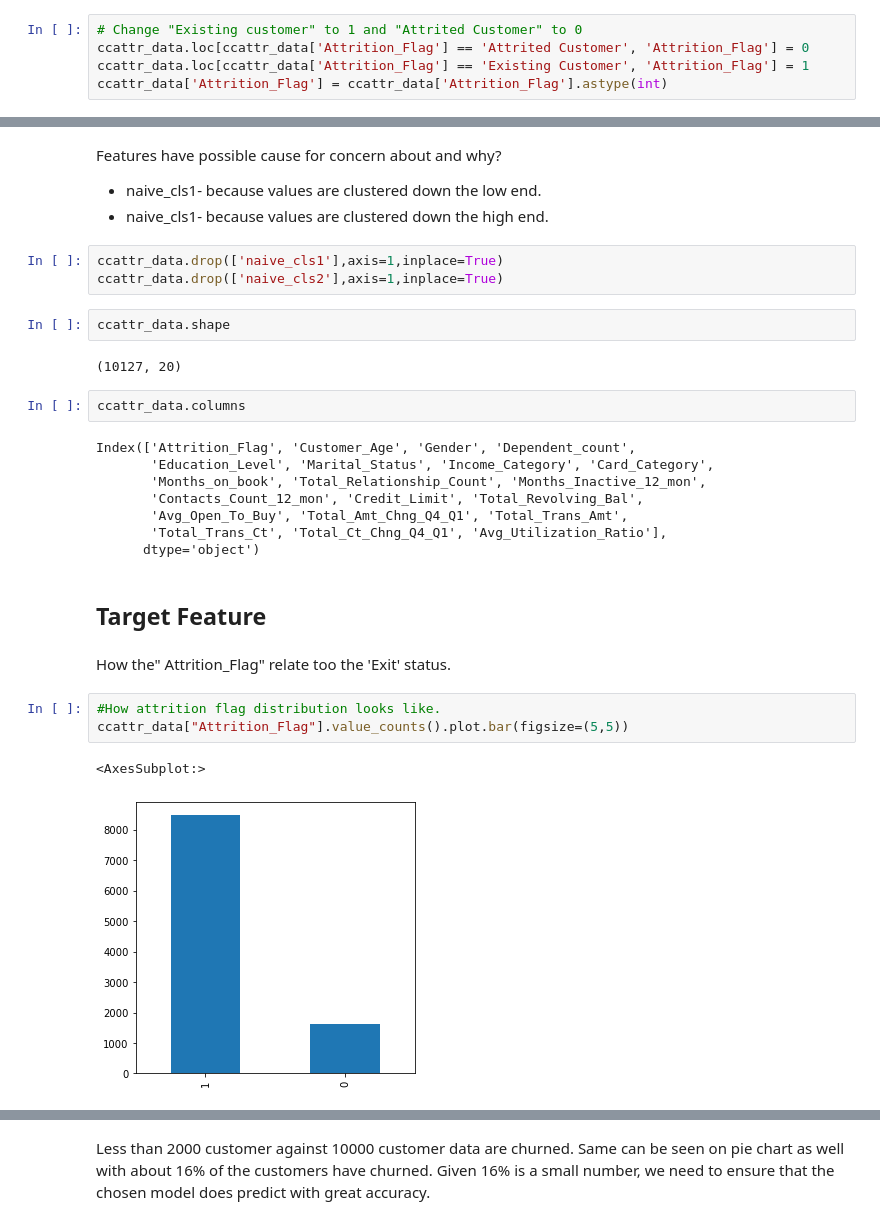
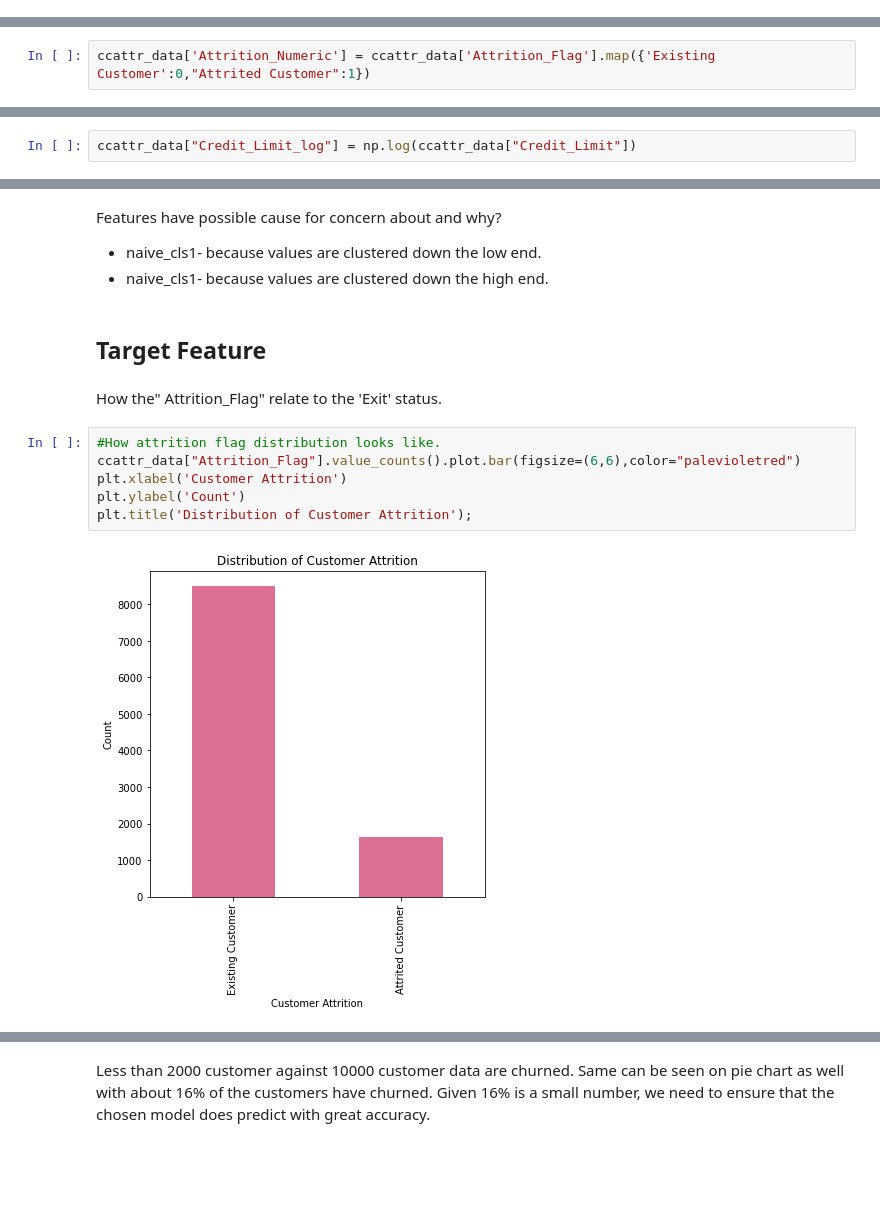
Before and after one commit to shaisid01/Data-Science, a Jupyter notebook: CapstoneProjects/Capstone 2/Notebooks/02_data_wrangling.ipynb, the cells around one changed output, grey strips where cells are left out. Drawn from its saved outputs; the diff is of its cells as text; blank space fills up the shorter version.

```diff
--- a/CapstoneProjects/Capstone 2/Notebooks/02_data_wrangling.ipynb
+++ b/CapstoneProjects/Capstone 2/Notebooks/02_data_wrangling.ipynb
@@ -499,5 +480,0 @@ Converting data type for Attrition flag to "int" and changing values to 1 for Ex
-# %%
-# Change "Existing customer" to 1 and "Attrited Customer" to 0
-ccattr_data.loc[ccattr_data['Attrition_Flag'] == 'Attrited Customer', 'Attrition_Flag'] = 0
-ccattr_data.loc[ccattr_data['Attrition_Flag'] == 'Existing Customer', 'Attrition_Flag'] = 1
-ccattr_data['Attrition_Flag'] = ccattr_data['Attrition_Flag'].astype(int)
@@ -551,0 +485,2 @@ Most of the Customers are limiting their Transaction amount to 5000.
+# %%
+ccattr_data['Attrition_Numeric'] = ccattr_data['Attrition_Flag'].map({'Existing Customer':0,"Attrited Customer":1})
@@ -551,0 +544,2 @@ Most of the Customers are limiting their Transaction amount to 5000.
+# %%
+ccattr_data["Credit_Limit_log"] = np.log(ccattr_data["Credit_Limit"])
@@ -560,30 +606,15 @@ plt.subplots_adjust(hspace=0.5);
 Features have possible cause for concern about and why?
 * naive_cls1- because values are clustered down the low end.
 * naive_cls1- because values are clustered down the high end.
-# %%
-ccattr_data.drop(['naive_cls1'],axis=1,inplace=True)
-ccattr_data.drop(['naive_cls2'],axis=1,inplace=True)
-# %%
-ccattr_data.shape
-# %% [output]
-(10127, 20)
-# %%
-ccattr_data.columns
-# %% [output]
-Index(['Attrition_Flag', 'Customer_Age', 'Gender', 'Dependent_count',
-       'Education_Level', 'Marital_Status', 'Income_Category', 'Card_Category',
-       'Months_on_book', 'Total_Relationship_Count', 'Months_Inactive_12_mon',
-       'Contacts_Count_12_mon', 'Credit_Limit', 'Total_Revolving_Bal',
-       'Avg_Open_To_Buy', 'Total_Amt_Chng_Q4_Q1', 'Total_Trans_Amt',
-       'Total_Trans_Ct', 'Total_Ct_Chng_Q4_Q1', 'Avg_Utilization_Ratio'],
-      dtype='object')
 # %% [markdown]
 ##  Target Feature<a id='Target_Feature'></a>
 # %% [markdown]
-How the" Attrition_Flag" relate too the 'Exit' status.
+How the" Attrition_Flag" relate to the 'Exit' status.
 # %%
 #How attrition flag distribution looks like.
-ccattr_data["Attrition_Flag"].value_counts().plot.bar(figsize=(5,5))
+ccattr_data["Attrition_Flag"].value_counts().plot.bar(figsize=(6,6),color="palevioletred")
+plt.xlabel('Customer Attrition')
+plt.ylabel('Count')
+plt.title('Distribution of Customer Attrition');
 # %% [output]
-<AxesSubplot:>
-[figure, old version]
+[figure, new version]
```
Also changed, not shown: parts of 61 cells of this notebook.
